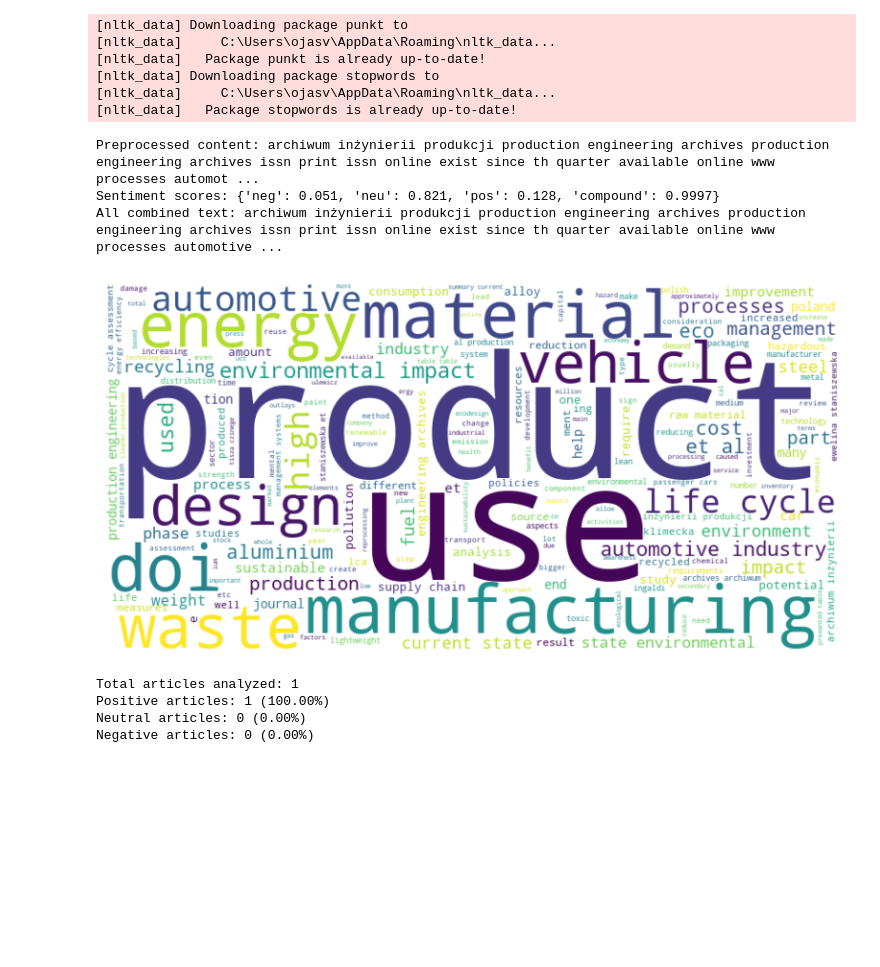
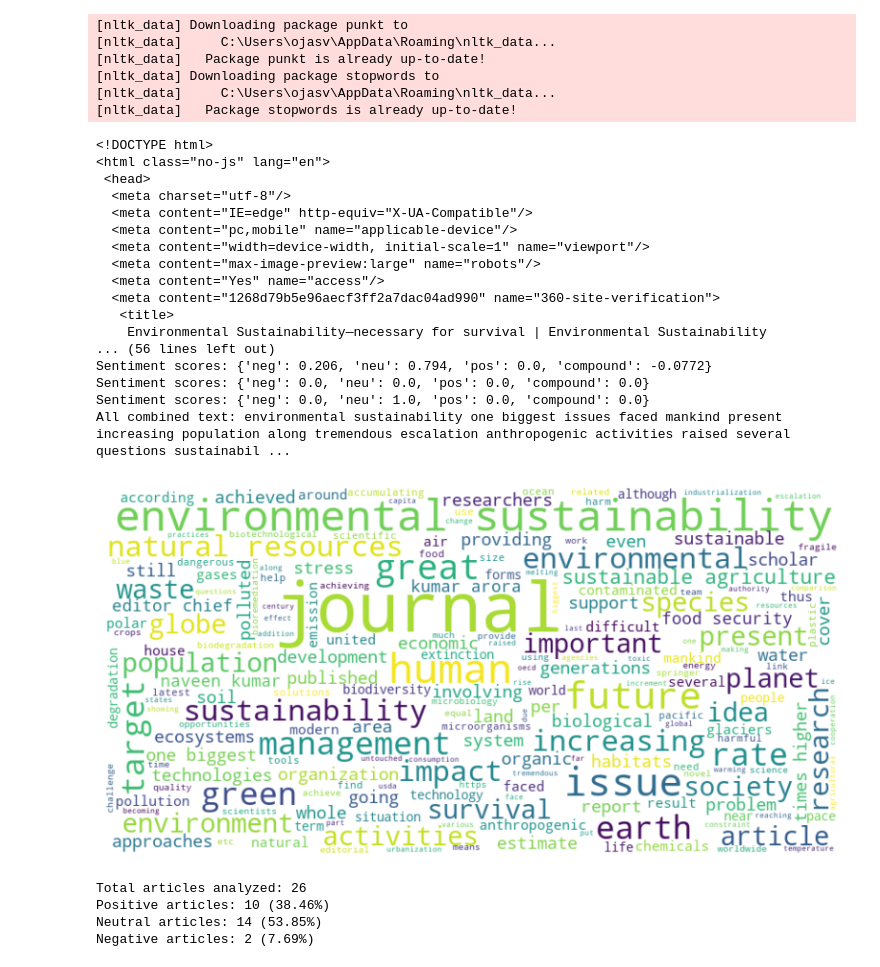
Before and after one commit to geekyfella/text-sentiment-analysis, a Jupyter notebook: text-sentiment-analysis.ipynb, the cells around one changed output. Drawn from its saved outputs; the diff is of its cells as text; code cells hidden in the pictures; blank space fills up the shorter version.

```diff
--- a/text-sentiment-analysis.ipynb
+++ b/text-sentiment-analysis.ipynb
@@ -107,40 +107,54 @@ def main(input_source, is_pdf=False):
         if all_text:
             wordcloud = WordCloud(width=800, height=400, background_color='white').generate(all_text)
 
             # Display word cloud
             plt.figure(figsize=(10, 5))
             plt.imshow(wordcloud, interpolation='bilinear')
             plt.axis('off')
             plt.show()
         else:
             print("No text available for word cloud generation.")
 
         # Summarize results
         summarize_results(articles)
 
 
 # URL to fetch
 url = 'https://link.springer.com/article/10.1007/s42398-018-0013-3'
 # PDF file path
 pdf_path = 'C:/Users/ojasv/text-sentiment-analysis/src/Eco-design_processes_in_the_automotive_industry.pdf'
 
 # Set input source and set is_pdf flag accordingly
-input_source = pdf_path # url for uaing html parsing
-is_pdf = True  # True for PDF and False for URl
+input_source = url # url for uaing html parsing
+is_pdf = False  # True for PDF and False for URl
 
 main(input_source, is_pdf)
 # %% [output]
 [nltk_data] Downloading package punkt to
 [nltk_data]     C:\Users\ojasv\AppData\Roaming\nltk_data...
 [nltk_data]   Package punkt is already up-to-date!
 [nltk_data] Downloading package stopwords to
 [nltk_data]     C:\Users\ojasv\AppData\Roaming\nltk_data...
 [nltk_data]   Package stopwords is already up-to-date!
-Preprocessed content: archiwum inżynierii produkcji production engineering archives production engineering archives issn print issn online exist since th quarter available online www processes automot ...
-Sentiment scores: {'neg': 0.051, 'neu': 0.821, 'pos': 0.128, 'compound': 0.9997}
-All combined text: archiwum inżynierii produkcji production engineering archives production engineering archives issn print issn online exist since th quarter available online www processes automotive ...
+<!DOCTYPE html>
+<html class="no-js" lang="en">
+ <head>
+  <meta charset="utf-8"/>
+  <meta content="IE=edge" http-equiv="X-UA-Compatible"/>
+  <meta content="pc,mobile" name="applicable-device"/>
+  <meta content="width=device-width, initial-scale=1" name="viewport"/>
+  <meta content="max-image-preview:large" name="robots"/>
+  <meta content="Yes" name="access"/>
+  <meta content="1268d79b5e96aecf3ff2a7dac04ad990" name="360-site-verification">
+   <title>
+    Environmental Sustainability—necessary for survival | Environmental Sustainability
+... (56 lines left out)
+Sentiment scores: {'neg': 0.206, 'neu': 0.794, 'pos': 0.0, 'compound': -0.0772}
+Sentiment scores: {'neg': 0.0, 'neu': 0.0, 'pos': 0.0, 'compound': 0.0}
+Sentiment scores: {'neg': 0.0, 'neu': 1.0, 'pos': 0.0, 'compound': 0.0}
+All combined text: environmental sustainability one biggest issues faced mankind present increasing population along tremendous escalation anthropogenic activities raised several questions sustainabil ...
-[figure, old version]
+[figure, new version]
-Total articles analyzed: 1
-Positive articles: 1 (100.00%)
-Neutral articles: 0 (0.00%)
-Negative articles: 0 (0.00%)
+Total articles analyzed: 26
+Positive articles: 10 (38.46%)
+Neutral articles: 14 (53.85%)
+Negative articles: 2 (7.69%)
```
